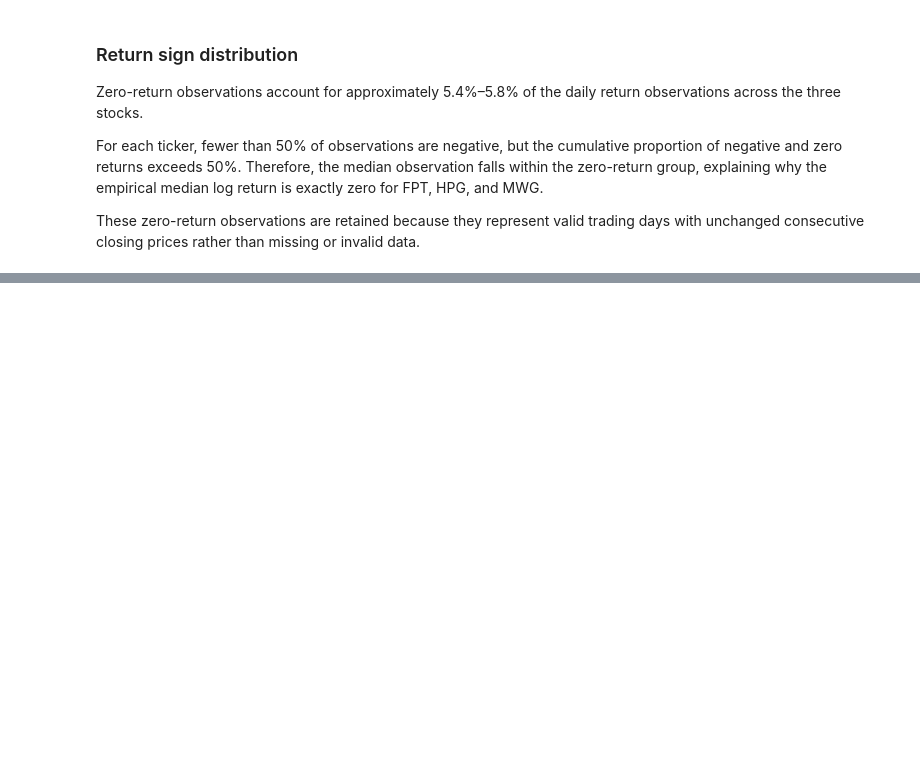
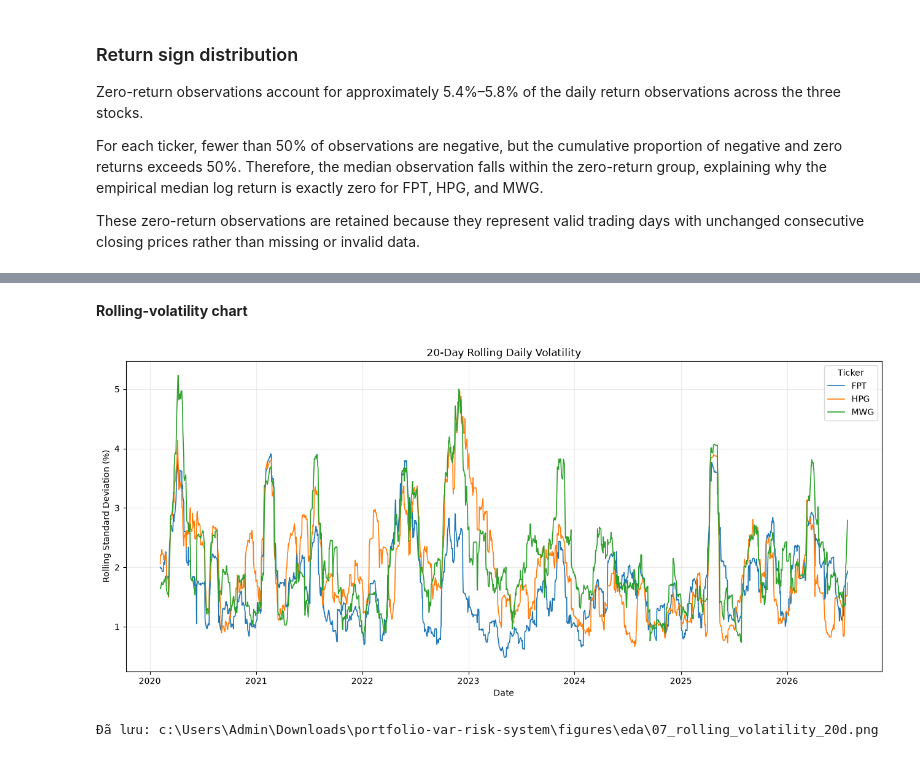
Before and after one commit to hthregx/portfolio-var-risk-system, a Jupyter notebook: notebooks/01_eda.ipynb, the cells around one changed output, grey strips where cells are left out. Cells and saved outputs as stored; diff of their text form; code cells hidden in the pictures; blank space fills up the shorter version.

```diff
--- a/notebooks/01_eda.ipynb
+++ b/notebooks/01_eda.ipynb
@@ -932,0 +1547,46 @@ These zero-return observations are retained because they represent valid trading
+# %% [markdown]
+**Rolling-volatility chart**
+# %%
+fig, ax = plt.subplots(
+    figsize=(13, 6),
+)
+
+for ticker, group in market_data.groupby("ticker"):
+    ax.plot(
+        group["date"],
+        group["rolling_vol_20"] * 100,
+        label=ticker,
+        linewidth=1.2,
+    )
+
+ax.set_title(
+    "20-Day Rolling Daily Volatility"
+)
+
+ax.set_xlabel("Date")
+ax.set_ylabel(
+    "Rolling Standard Deviation (%)"
+)
+
+ax.legend(title="Ticker")
+ax.grid(alpha=0.25)
+
+fig.tight_layout()
+
+rolling_path = (
+    FIGURE_DIR
+    / "07_rolling_volatility_20d.png"
+)
+
+fig.savefig(
+    rolling_path,
+    dpi=300,
+    bbox_inches="tight",
+)
+
+plt.show()
+
+print("Đã lưu:", rolling_path)
+# %% [output]
+[figure, added]
+Đã lưu: c:\Users\Admin\Downloads\portfolio-var-risk-system\figures\eda\07_rolling_volatility_20d.png
```
Also changed, not shown: parts of 38 cells of this notebook.
